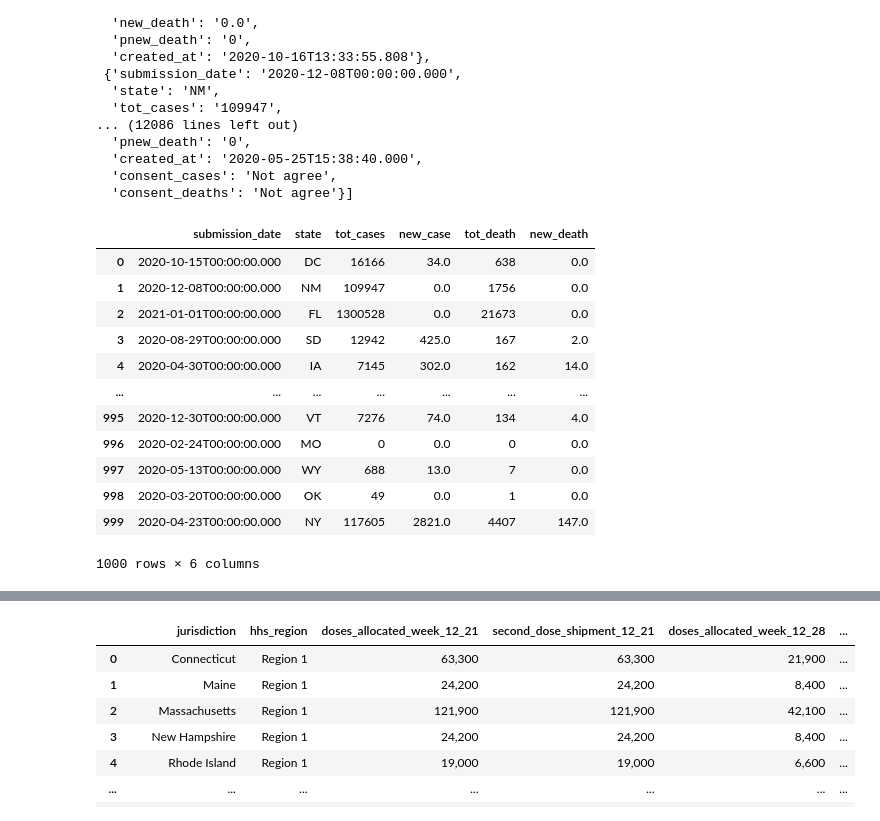
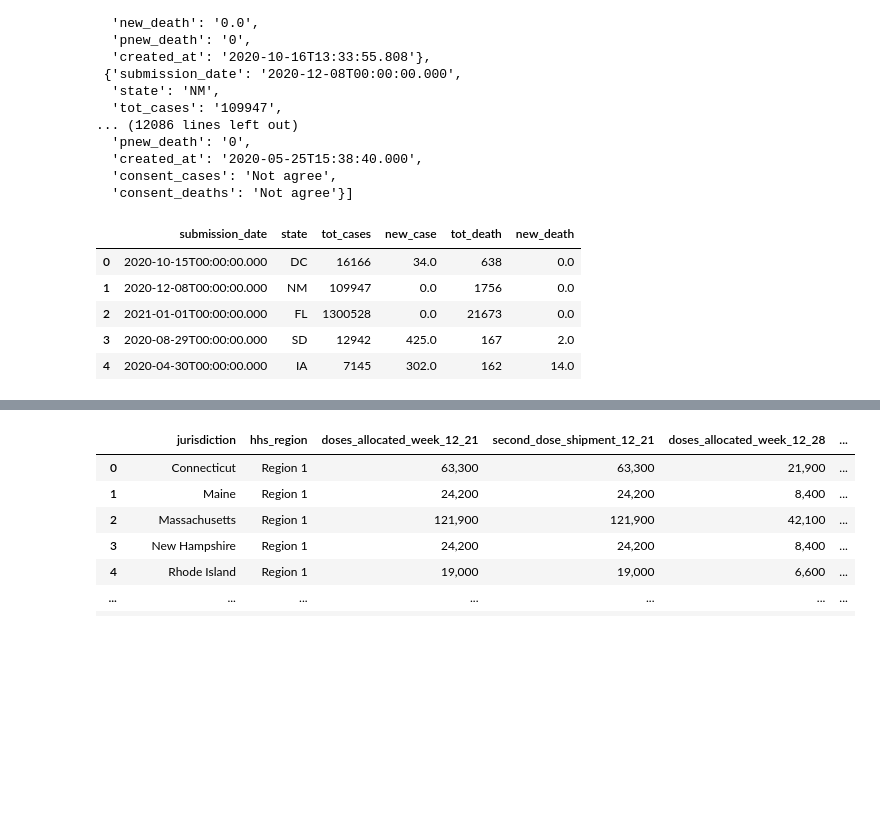
Before and after one commit to tduron3/I_Have_No_Clue, a Jupyter notebook: Project_3.ipynb, the cells around one changed output, grey strips where cells are left out. Saved outputs shown, nothing was run; the diff lists cells and outputs as text; code cells hidden in the pictures; blank space fills up the shorter version.

Commit message:
Adding in New Data

```diff
--- a/Project_3.ipynb
+++ b/Project_3.ipynb
@@ -134,27 +134,20 @@ https://data.cdc.gov/resource/9mfq-cb36.json
 # %%
 # Create DataFrame out of .json
 df_state_data = pd.DataFrame(st_case_death_json)
 
 # Print DF_State_Data
 df_state_data
 df_state_data.head()
 
 # Select Necessary Data
 df_state_data = pd.DataFrame(df_state_data, columns=['submission_date','state','tot_cases','new_case','tot_death','new_death'])
 
 # Print DF_State_Data
-df_state_data
+df_state_data.head()
 # %% [output]
 |  | submission_date | state | tot_cases | new_case | tot_death | new_death |
 | 0 | 2020-10-15T00:00:00.000 | DC | 16166 | 34.0 | 638 | 0.0 |
 | 1 | 2020-12-08T00:00:00.000 | NM | 109947 | 0.0 | 1756 | 0.0 |
 | 2 | 2021-01-01T00:00:00.000 | FL | 1300528 | 0.0 | 21673 | 0.0 |
 | 3 | 2020-08-29T00:00:00.000 | SD | 12942 | 425.0 | 167 | 2.0 |
 | 4 | 2020-04-30T00:00:00.000 | IA | 7145 | 302.0 | 162 | 14.0 |
-| ... | ... | ... | ... | ... | ... | ... |
-| 995 | 2020-12-30T00:00:00.000 | VT | 7276 | 74.0 | 134 | 4.0 |
-| 996 | 2020-02-24T00:00:00.000 | MO | 0 | 0.0 | 0 | 0.0 |
-| 997 | 2020-05-13T00:00:00.000 | WY | 688 | 13.0 | 7 | 0.0 |
-| 998 | 2020-03-20T00:00:00.000 | OK | 49 | 0.0 | 1 | 0.0 |
-| 999 | 2020-04-23T00:00:00.000 | NY | 117605 | 2821.0 | 4407 | 147.0 |
-1000 rows × 6 columns
```
Also changed, not shown: parts of 7 cells of this notebook, 2 other files.
